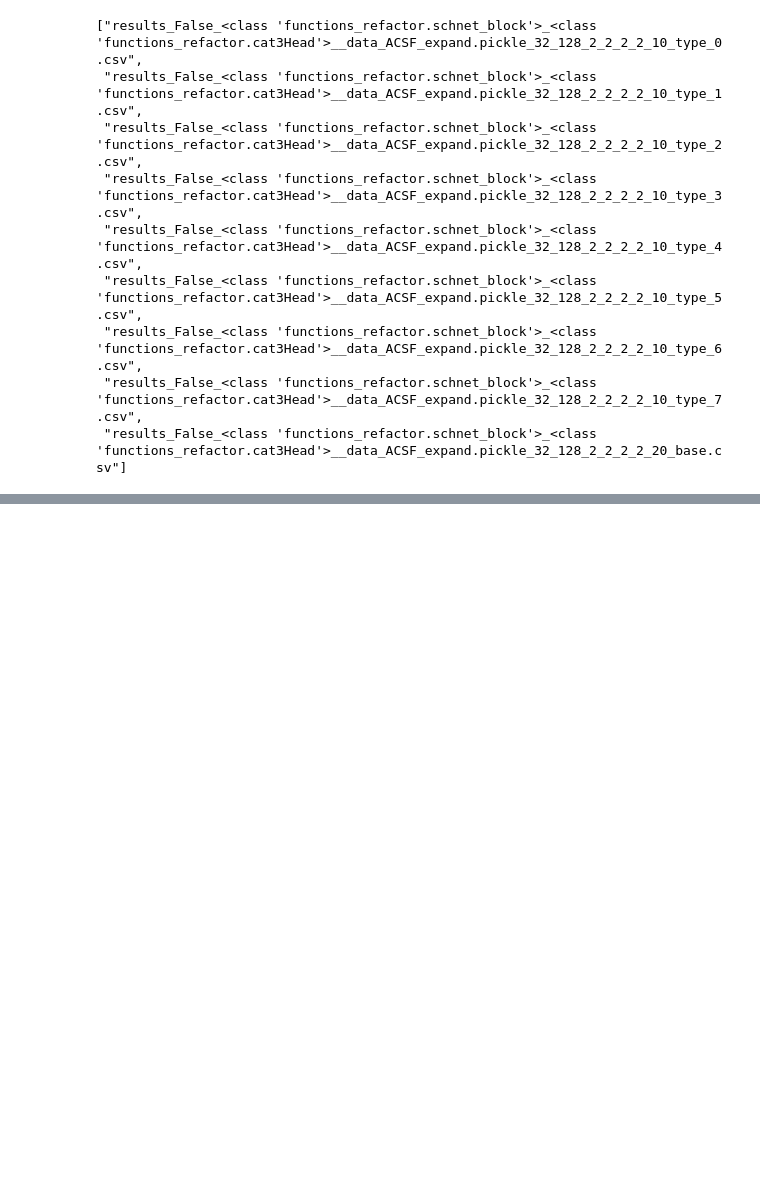
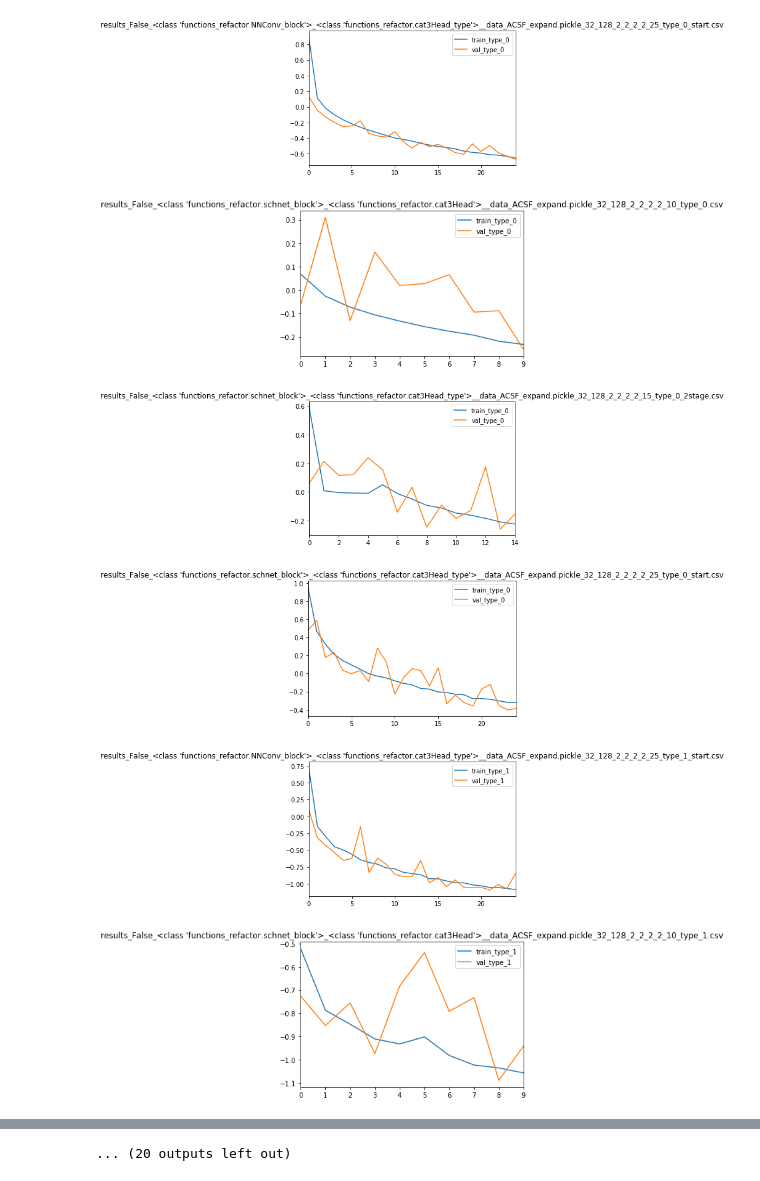
Before and after one commit to zhenlan0426/QM, a Jupyter notebook: outcome_analysis.ipynb, the cells around one changed output, grey strips where cells are left out. Drawn from its saved outputs; the diff is of its cells as text; code cells hidden in the pictures; blank space fills up the shorter version.

```diff
--- a/outcome_analysis.ipynb
+++ b/outcome_analysis.ipynb
@@ -31,12 +7,26 @@ a
-# %%
-results
-# %% [output]
-["results_False_<class 'functions_refactor.schnet_block'>_<class 'functions_refactor.cat3Head'>__data_ACSF_expand.pickle_32_128_2_2_2_2_10_type_0.csv",
- "results_False_<class 'functions_refactor.schnet_block'>_<class 'functions_refactor.cat3Head'>__data_ACSF_expand.pickle_32_128_2_2_2_2_10_type_1.csv",
- "results_False_<class 'functions_refactor.schnet_block'>_<class 'functions_refactor.cat3Head'>__data_ACSF_expand.pickle_32_128_2_2_2_2_10_type_2.csv",
- "results_False_<class 'functions_refactor.schnet_block'>_<class 'functions_refactor.cat3Head'>__data_ACSF_expand.pickle_32_128_2_2_2_2_10_type_3.csv",
- "results_False_<class 'functions_refactor.schnet_block'>_<class 'functions_refactor.cat3Head'>__data_ACSF_expand.pickle_32_128_2_2_2_2_10_type_4.csv",
- "results_False_<class 'functions_refactor.schnet_block'>_<class 'functions_refactor.cat3Head'>__data_ACSF_expand.pickle_32_128_2_2_2_2_10_type_5.csv",
- "results_False_<class 'functions_refactor.schnet_block'>_<class 'functions_refactor.cat3Head'>__data_ACSF_expand.pickle_32_128_2_2_2_2_10_type_6.csv",
- "results_False_<class 'functions_refactor.schnet_block'>_<class 'functions_refactor.cat3Head'>__data_ACSF_expand.pickle_32_128_2_2_2_2_10_type_7.csv",
- "results_False_<class 'functions_refactor.schnet_block'>_<class 'functions_refactor.cat3Head'>__data_ACSF_expand.pickle_32_128_2_2_2_2_20_base.csv"]
+# %%
+results = [file for file in os.listdir('../Data') if 'result' in file]
+df_list = []
+for result in results:
+    df = pd.read_csv('../Data/'+result,na_values=0)
+    df['train_type'] = 'base' if 'base' in result else ('start' if 'start' in result else ('2stage' if '2stage' in result else 'org'))
+    df['file_name'] = result
+    df_list.append(df)
+df = pd.concat(df_list,ignore_index=True)#.fillna(1e4)
+# %%
+df['type'] = df.file_name.str.split('type_',expand=True)[1].str[0]
+# %%
+df = df.loc[np.logical_not(df.type.isnull())]
+# %%
+gb = df.groupby(['type','file_name'])
+# %%
+for name,group in gb:
+    group[['train_type_'+name[0],'val_type_'+name[0]]].reset_index(drop=True).plot(title=name[1])
+    plt.show()
+# %% [output]
+[figure, added]
+[figure, added]
+[figure, added]
+[figure, added]
+[figure, added]
+[figure, added]
@@ -42,0 +39 @@ results
+... (20 outputs left out)
```
Also changed, not shown: parts of 8 cells of this notebook, 3 other files.
